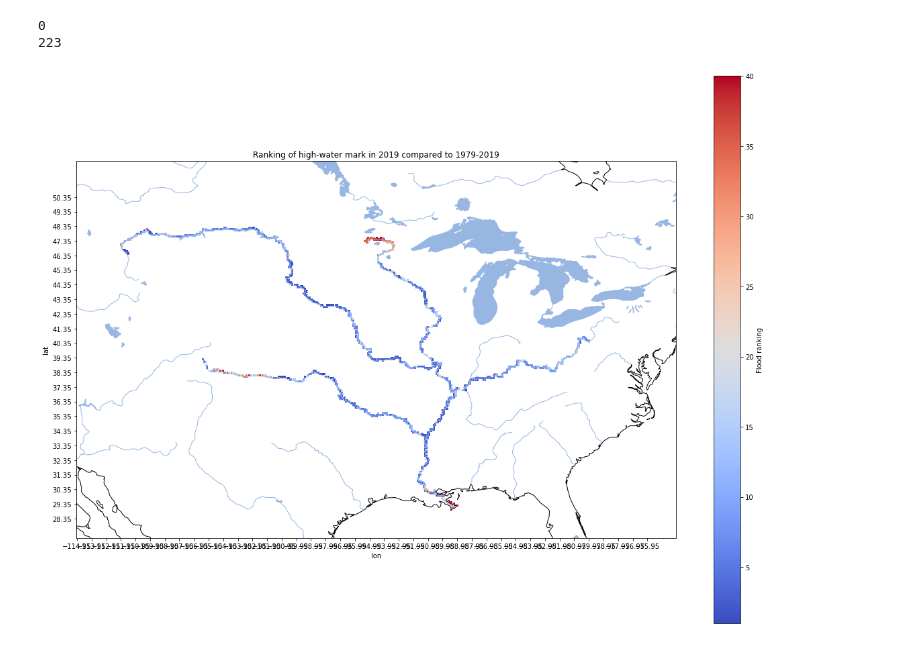
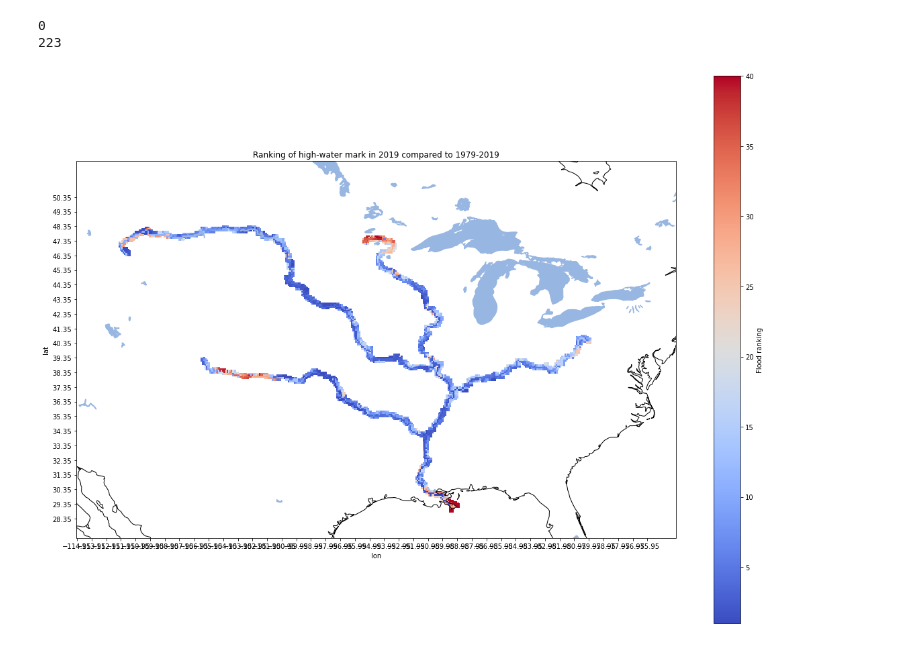
Before and after one commit to bparazin/ESS-Visualization, a Jupyter notebook: River restrict.ipynb, the cells around one changed output. Drawn from its saved outputs; the diff is of its cells as text; code cells hidden in the pictures.

Commit message:
It has been like 2 weeks since I committied since I'm dumb, and really don't remember what I've done uhhhh whoops

```diff
--- a/River restrict.ipynb
+++ b/River restrict.ipynb
@@ -22,6 +23,9 @@ with open(os.path.join(main_path, r'Nino corr'), 'rb') as f:
 with open(os.path.join(main_path, r'pdo corr'), 'rb') as f:
     pdo_data = pickle.load(f)
 
+with open(os.path.join(main_path, r'pna corr'), 'rb') as f:
+    pna_data = pickle.load(f)
+
 with open("flood rank", 'rb') as f:
     flood_data = pickle.load(f)
 # %%
@@ -41,7 +45,15 @@ def get_point_list(mls):
     point_list = []
     for segment in mls:
         for coord in segment.coords:
-            point_list.append((round(round(coord[0], 1)+0.05, 2), round(round(coord[1], 1) + 0.05, 2)))
+            point_list.append((round(round(coord[0], 1) + 0.05, 2), round(round(coord[1], 1) + 0.05, 2)))
+            point_list.append((round(round(coord[0], 1) + 0.15, 2), round(round(coord[1], 1) + 0.15, 2)))
+            point_list.append((round(round(coord[0], 1) + 0.15, 2), round(round(coord[1], 1) + 0.05, 2)))
+            point_list.append((round(round(coord[0], 1) + 0.05, 2), round(round(coord[1], 1) + 0.15, 2)))
+            point_list.append((round(round(coord[0], 1) - 0.05, 2), round(round(coord[1], 1) + 0.05, 2)))
+            point_list.append((round(round(coord[0], 1) + 0.05, 2), round(round(coord[1], 1) - 0.05, 2)))
+            point_list.append((round(round(coord[0], 1) - 0.05, 2), round(round(coord[1], 1) - 0.05, 2)))
+            point_list.append((round(round(coord[0], 1) - 0.05, 2), round(round(coord[1], 1) + 0.15, 2)))
+            point_list.append((round(round(coord[0], 1) + 0.15, 2), round(round(coord[1], 1) - 0.05, 2)))
             point_list = list(dict.fromkeys(point_list))
 
     return point_list
@@ -53,12 +65,14 @@ len(trimmed_rivers)
 # %%
 #this replaces every value not at a point in the trimmed rivers data set with NaN so it won't be graphed by matplotlib
 def trim_to_river(river_points, data, datakey):
+    t1 = dt.datetime.now()
     result = data.copy()
     for lat_i in range(len(result["lat"])):
         for lon_i in range(len(result["lon"])):
             point = (round(data["lon"][lon_i],2), round(result["lat"][lat_i], 2))
             if point not in river_points:
                 result[datakey][lat_i][lon_i] = np.nan
+    print("Done in " + str(dt.datetime.now() - t1))
     return result
 # %%
 amo_trimmed = trim_to_river(trimmed_rivers, amo_data, "pearson")
@@ -97,7 +119,7 @@ vs.plot_data(nino_trimmed["lon"], nino_trimmed["lat"], np.asarray(nino_trimmed["
 # %%
 vs.plot_data(flood_trimmed["lon"], flood_trimmed["lat"], np.asarray(flood_trimmed["position"]), "Flood ranking", "Ranking of high-water mark in 2019 compared to 1979-2019",
-         lon_min =-115 , lon_max=-74, lat_min =51 , lat_max =27, has_rivers = True)
+         lon_min =-115 , lon_max=-74, lat_min =51 , lat_max =27, has_rivers = False)
 # %% [output]
 0
 223
-[figure, old version]
+[figure, new version]
```
Also changed, not shown: parts of 9 cells of this notebook, 5 other files.
